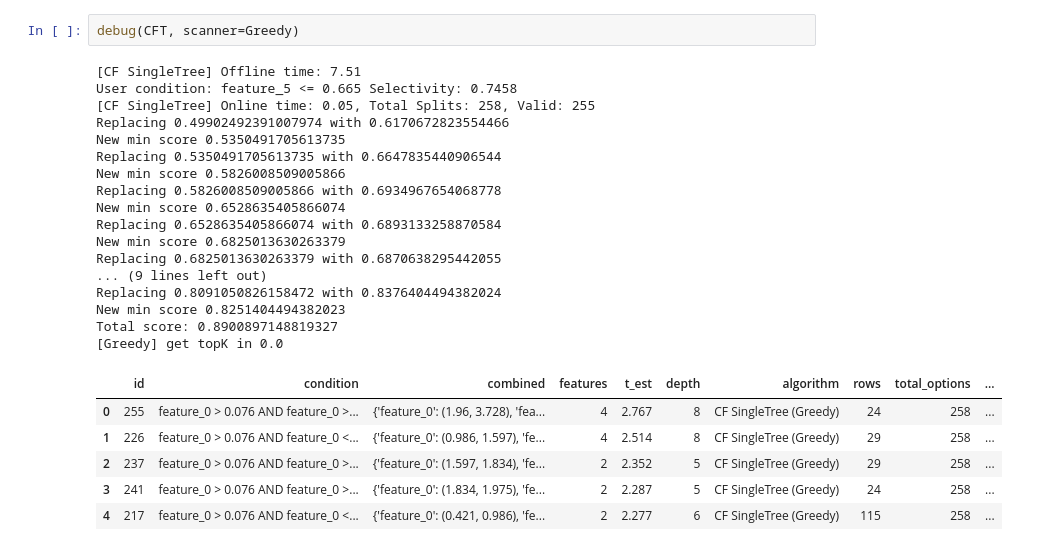
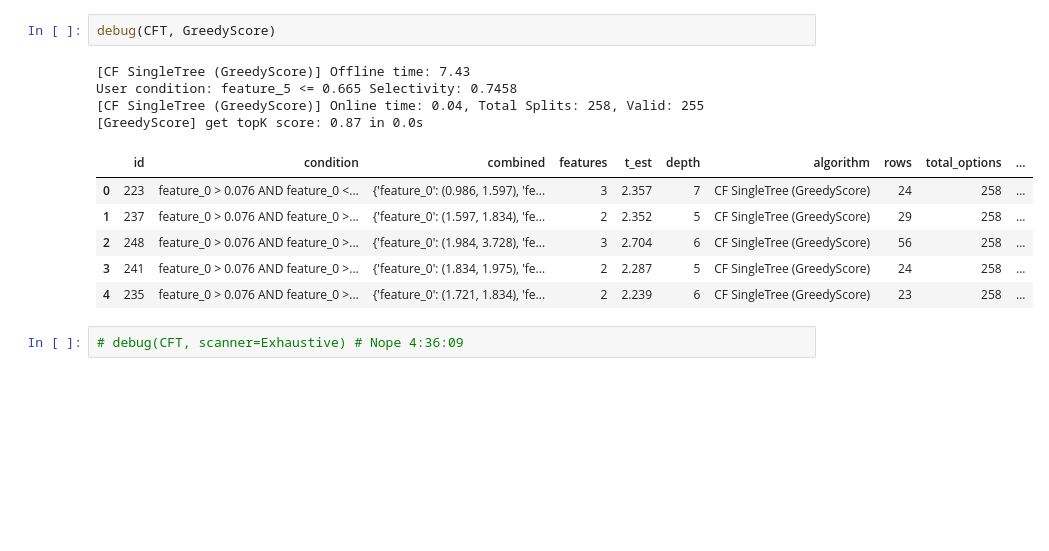
Before and after one commit to antonismand/Query-Driven-Data-Exploration-with-Heterogeneous-Treatment-Effects, a Jupyter notebook: debug.ipynb, the cells around one changed output. Saved outputs shown, nothing was run; the diff lists cells and outputs as text; blank space fills up the shorter version.

```diff
--- a/debug.ipynb
+++ b/debug.ipynb
@@ -91,29 +62,18 @@ Total score: 0.8410447090194395
 | 3 | 6 | feature_0 <= 0.172 AND feature_0 ... | {'feature_0': (-4.295, -2.077), '... | 2 | 3.562 | 1.81 | -1.76 | 4 | CT on P (Exhaustive) | 50 | ... |
 | 4 | 47 | feature_0 <= 0.172 AND feature_0 ... | {'feature_0': (-0.081, 0.172), 'f... | 3 | 3.161 | 1.20 | 4.37 | 6 | CT on P (Exhaustive) | 52 | ... |
 # %%
-debug(CFT, scanner=Greedy)
+debug(CFT, GreedyScore)
 # %% [output]
-[CF SingleTree] Offline time: 7.51
+[CF SingleTree (GreedyScore)] Offline time: 7.43
 User condition: feature_5 <= 0.665 Selectivity: 0.7458
-[CF SingleTree] Online time: 0.05, Total Splits: 258, Valid: 255
-Replacing 0.49902492391007974 with 0.6170672823554466
-New min score 0.5350491705613735
-Replacing 0.5350491705613735 with 0.6647835440906544
-New min score 0.5826008509005866
-Replacing 0.5826008509005866 with 0.6934967654068778
-New min score 0.6528635405866074
-Replacing 0.6528635405866074 with 0.6893133258870584
-New min score 0.6825013630263379
-Replacing 0.6825013630263379 with 0.6870638295442055
-... (9 lines left out)
-Replacing 0.8091050826158472 with 0.8376404494382024
-New min score 0.8251404494382023
-Total score: 0.8900897148819327
-[Greedy] get topK in 0.0
+[CF SingleTree (GreedyScore)] Online time: 0.04, Total Splits: 258, Valid: 255
+[GreedyScore] get topK score: 0.87 in 0.0s
 |  | id | condition | combined | features | t_est | depth | algorithm | rows | total_options | ... |
-| 0 | 255 | feature_0 > 0.076 AND feature_0 >... | {'feature_0': (1.96, 3.728), 'fea... | 4 | 2.767 | 8 | CF SingleTree (Greedy) | 24 | 258 | ... |
-| 1 | 226 | feature_0 > 0.076 AND feature_0 <... | {'feature_0': (0.986, 1.597), 'fe... | 4 | 2.514 | 8 | CF SingleTree (Greedy) | 29 | 258 | ... |
-| 2 | 237 | feature_0 > 0.076 AND feature_0 >... | {'feature_0': (1.597, 1.834), 'fe... | 2 | 2.352 | 5 | CF SingleTree (Greedy) | 29 | 258 | ... |
-| 3 | 241 | feature_0 > 0.076 AND feature_0 >... | {'feature_0': (1.834, 1.975), 'fe... | 2 | 2.287 | 5 | CF SingleTree (Greedy) | 24 | 258 | ... |
-| 4 | 217 | feature_0 > 0.076 AND feature_0 <... | {'feature_0': (0.421, 0.986), 'fe... | 2 | 2.277 | 6 | CF SingleTree (Greedy) | 115 | 258 | ... |
+| 0 | 223 | feature_0 > 0.076 AND feature_0 <... | {'feature_0': (0.986, 1.597), 'fe... | 3 | 2.357 | 7 | CF SingleTree (GreedyScore) | 24 | 258 | ... |
+| 1 | 237 | feature_0 > 0.076 AND feature_0 >... | {'feature_0': (1.597, 1.834), 'fe... | 2 | 2.352 | 5 | CF SingleTree (GreedyScore) | 29 | 258 | ... |
+| 2 | 248 | feature_0 > 0.076 AND feature_0 >... | {'feature_0': (1.984, 3.728), 'fe... | 3 | 2.704 | 6 | CF SingleTree (GreedyScore) | 56 | 258 | ... |
+| 3 | 241 | feature_0 > 0.076 AND feature_0 >... | {'feature_0': (1.834, 1.975), 'fe... | 2 | 2.287 | 5 | CF SingleTree (GreedyScore) | 24 | 258 | ... |
+| 4 | 235 | feature_0 > 0.076 AND feature_0 >... | {'feature_0': (1.721, 1.834), 'fe... | 2 | 2.239 | 6 | CF SingleTree (GreedyScore) | 23 | 258 | ... |
+# %%
+# debug(CFT, scanner=Exhaustive) # Nope 4:36:09
 # %%
```
Also changed, not shown: parts of 6 cells of this notebook, 5 other files.
